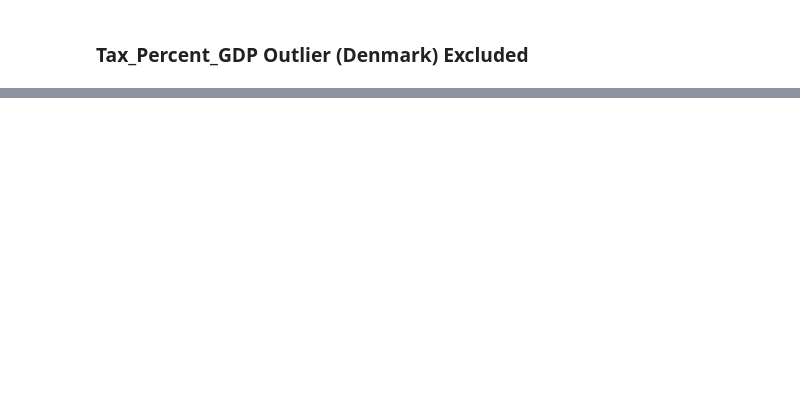
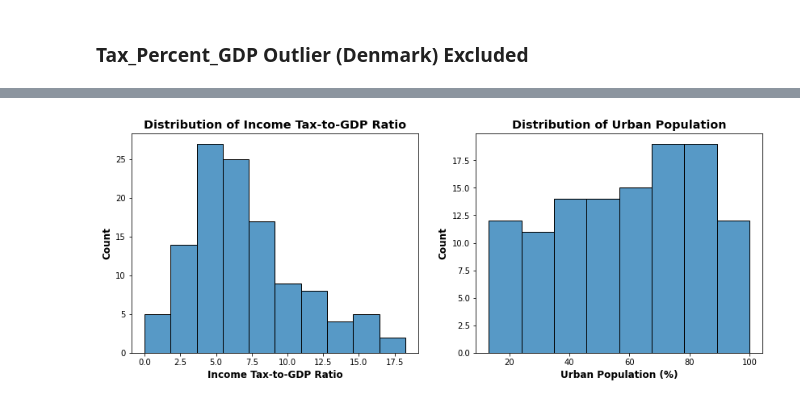
Before and after one commit to zero731/urban_popn_tax_GDP, a Jupyter notebook: Model_Code.ipynb, the cells around one changed output, grey strips where cells are left out. Saved outputs shown, nothing was run; the diff lists cells and outputs as text; code cells hidden in the pictures; blank space fills up the shorter version.

```diff
--- a/Model_Code.ipynb
+++ b/Model_Code.ipynb
@@ -755,0 +773,17 @@ check_ols_assumptions(model, df_2017_no_outlier, target)
+# %%
+## Create plots of variable distributions formatted for memo
+fig, ax = plt.subplots(ncols=2,figsize=(14,5))
+ax1 = ax[0]
+ax2 = ax[1]
+
+sns.histplot(data=df_2017_no_outlier, x='Tax_Percent_GDP', ax=ax1)
+ax1.set_title('Distribution of Income Tax-to-GDP Ratio', weight='bold', fontsize='x-large')
+ax1.set_xlabel('Income Tax-to-GDP Ratio', weight='bold', fontsize='large')
+ax1.set_ylabel('Count', weight='bold', fontsize='large')
+
+sns.histplot(data=df_2017_no_outlier, x='Urban_Population', ax=ax2)
+ax2.set_title('Distribution of Urban Population', weight='bold', fontsize='x-large')
+ax2.set_xlabel('Urban Population (%)', weight='bold', fontsize='large')
+ax2.set_ylabel('Count', weight='bold', fontsize='large');
+# %% [output]
+[figure, added]
```
Also changed, not shown: parts of 15 cells of this notebook, 5 other files.
